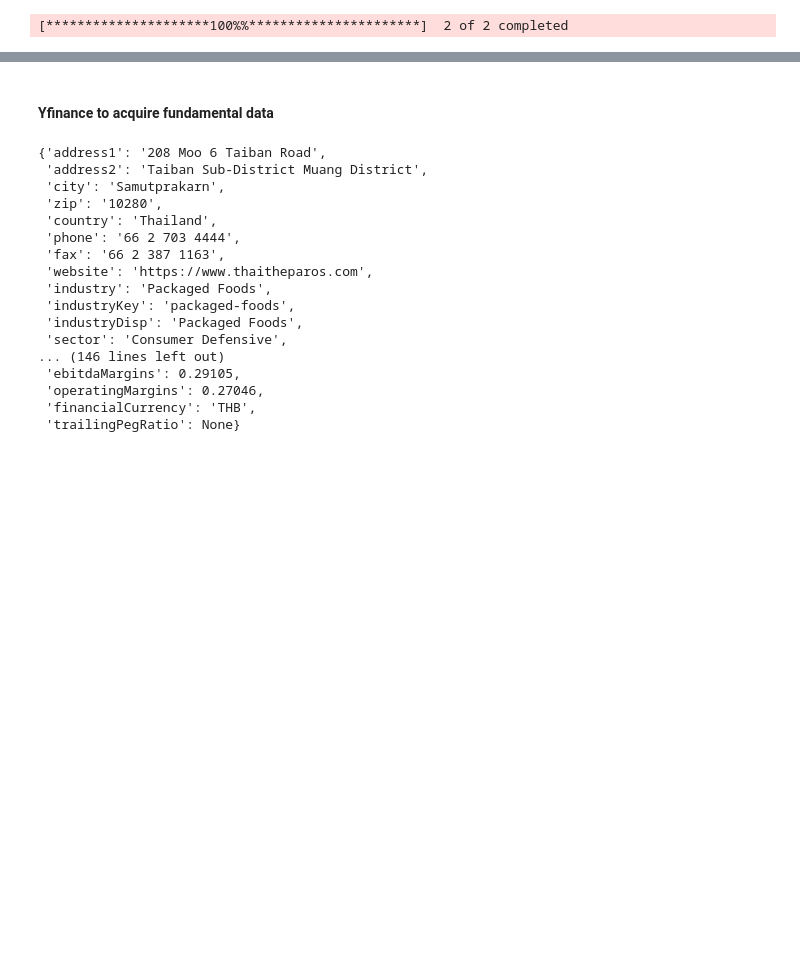
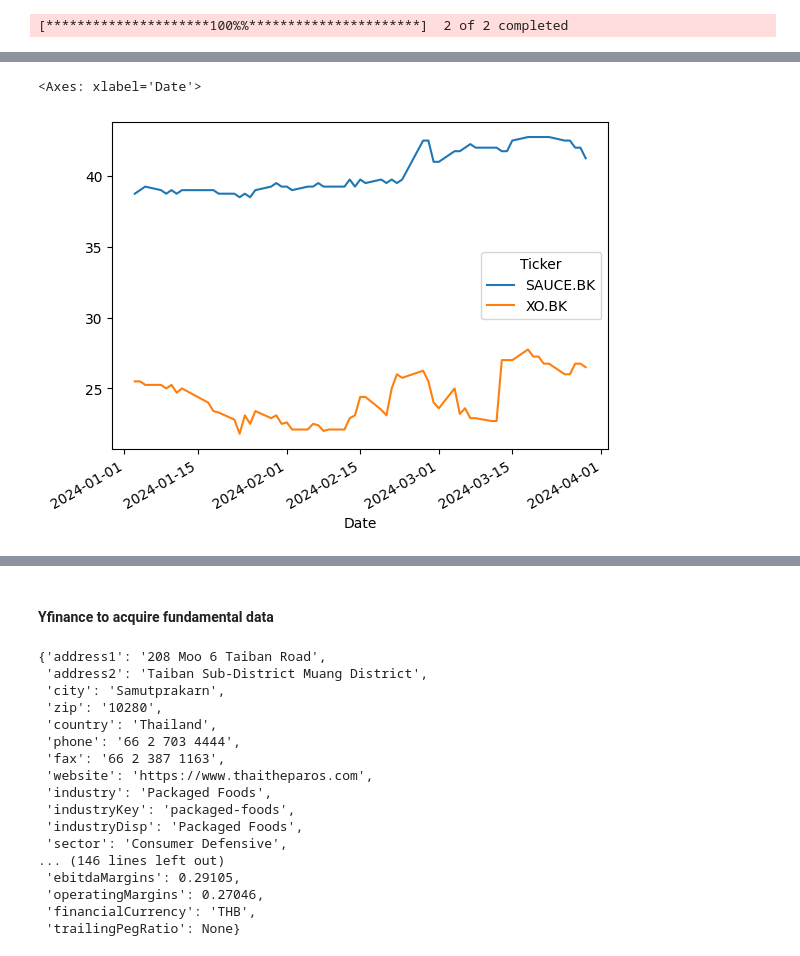
Before and after one commit to NarasetS/StockTH_MagicFormula, a Jupyter notebook: Untitled-1.ipynb, the cells around one changed output, grey strips where cells are left out. Cells and saved outputs as stored; diff of their text form; code cells hidden in the pictures; blank space fills up the shorter version.

```diff
--- a/Untitled-1.ipynb
+++ b/Untitled-1.ipynb
@@ -17,6 +17,6 @@ Index(['Open', 'High', 'Low', 'Close', 'Volume', 'Dividends', 'Stock Splits'], d
 # %%
 stock_list = ['sauce.bk xo.bk']
-data = yf.download('sauce.bk xo.bk', start="2024-03-01", end="2024-03-31")
-data
+data = yf.download('sauce.bk xo.bk', start="2024-01-01", end="2024-03-31")
+data['Close'].plot()
 # %% [output]
 [*********************100%%**********************]  2 of 2 completed
@@ -42,3 +23,5 @@ data
+<Axes: xlabel='Date'>
+[figure, added]
 # %%
 stock_list = ['sauce.bk xo.bk']
 data = yf.download('sauce.bk xo.bk', start="2024-03-01", end="2024-03-31",group_by='tickers')
```
Also changed, not shown: parts of 8 cells of this notebook.
